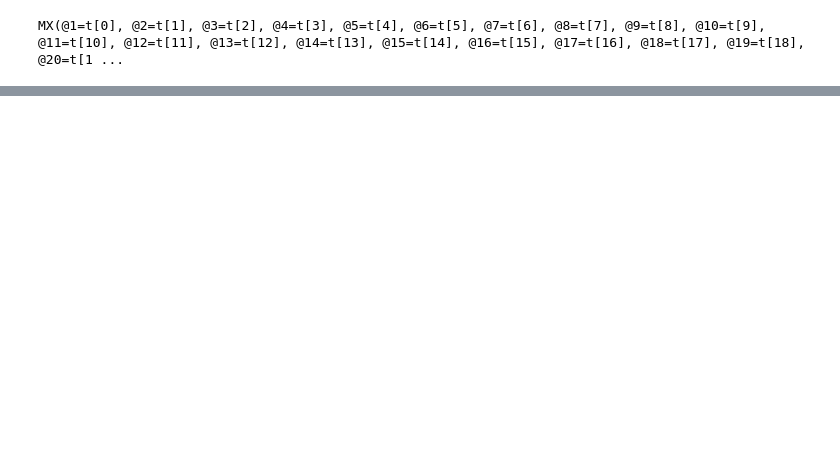
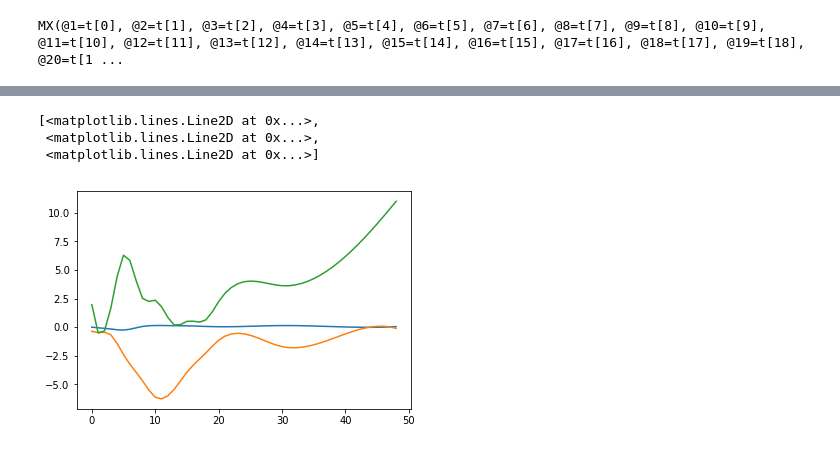
Before and after one commit to dwu402/self-harm, a Jupyter notebook: canlpsol.ipynb, the cells around one changed output, grey strips where cells are left out. Drawn from its saved outputs; the diff is of its cells as text; code cells hidden in the pictures; blank space fills up the shorter version.

Commit message:
exploration on objective setup

```diff
--- a/canlpsol.ipynb
+++ b/canlpsol.ipynb
@@ -36,15 +22,19 @@ solver.inner_objectives[0].input_list
 # %%
 def fill_objective(inner_objective, dataset, model):
+    il  = inner_objective.input_list
     objfn = inner_objective.inner_criterion
     obsvhs = inner_objective.generate_collocation_matrix(dataset, model)
-    ys = inner_objective.pad_observations(dataset['y'])
-    objfn.substitute()
+    ys = list(inner_objective.pad_observations(dataset['y']))
+    objfn = ca.substitute([objfn], il[-7:-4], obsvhs)[0]
+    objfn = ca.substitute(objfn, il[0], model.observation_times)
+    objfn = ca.substitute([objfn], il[-4:-1], ys)[0]
+    return objfn
 
 
 opts = {
     'x':ca.vcat(solver.inner_objectives[0].input_list[1:17]),
     'p':solver.inner_objectives[0].input_list[-1],
-    'f':objective,
+    'f':fill_objective(solver.inner_objectives[0], context.datasets[0], solver.models[0],)
 }
 
 s = ca.nlpsol('s', 'ipopt', opts)
@@ -86,0 +41,2 @@ home?
+# %%
+exiter = s(x0=np.random.rand(52, 1), p=1e-5)
@@ -86,0 +61,13 @@ home?
+# %%
+cs = np.array(exiter['x'][13:])
+# %%
+getx = ca.Function("getx", [solver.models[0].ts,
+                         *solver.models[0].cs],
+                solver.models[0].xs)
+xs = np.array([np.array(i) for i in getx(solver.models[0].observation_times, *fitter.argsplit(cs, 3))])
+plt.plot(xs.reshape(3, 49).T)
+# %% [output]
+[<matplotlib.lines.Line2D at 0x...>,
+ <matplotlib.lines.Line2D at 0x...>,
+ <matplotlib.lines.Line2D at 0x...>]
+[figure, added]
```
Also changed, not shown: parts of 8 cells of this notebook.
